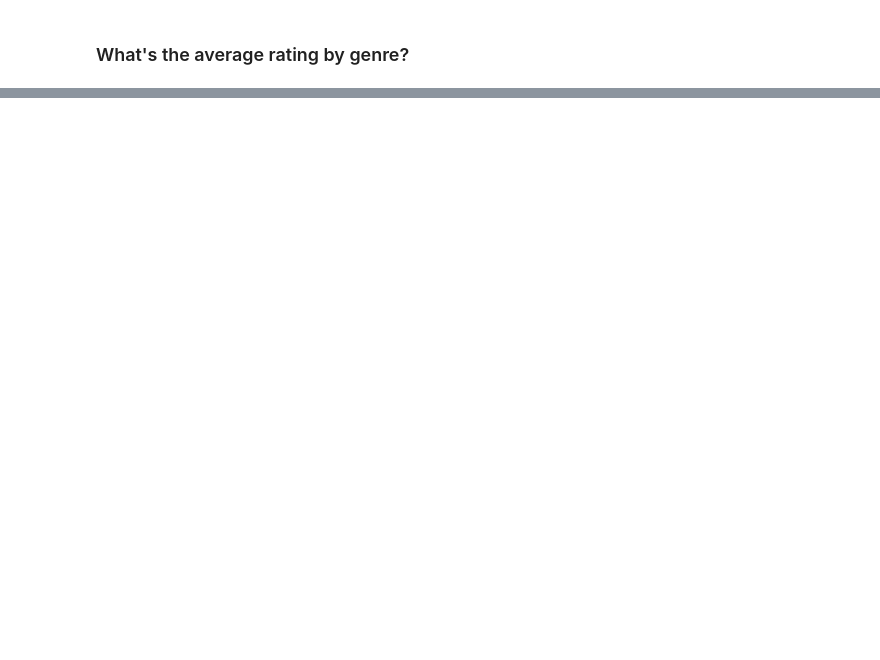
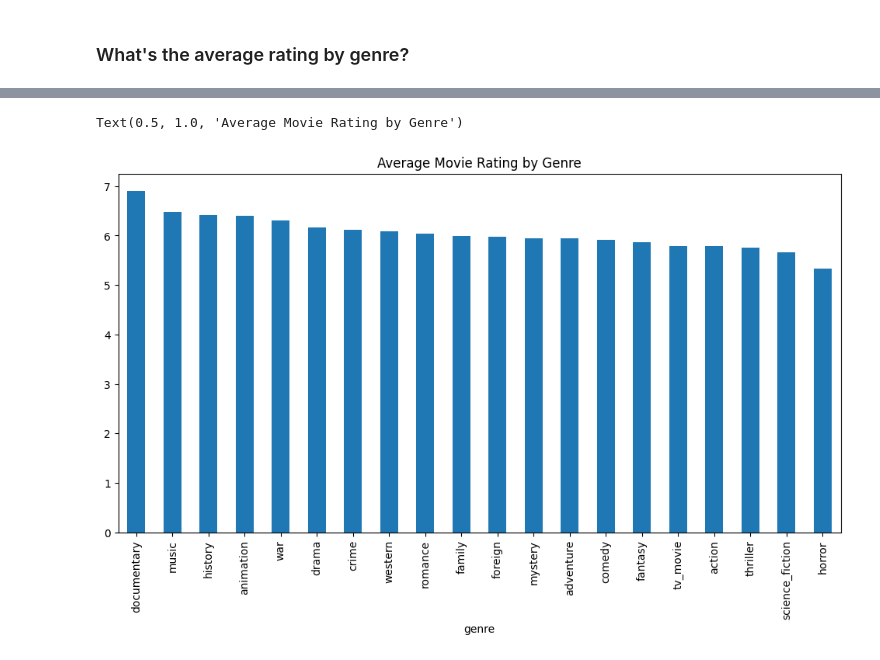
Before and after one commit to edfp19/udacity-pandas, a Jupyter notebook: Investigate_a_Dataset.ipynb, the cells around one changed output, grey strips where cells are left out. Saved outputs shown, nothing was run; the diff lists cells and outputs as text; code cells hidden in the pictures; blank space fills up the shorter version.

```diff
--- a/Investigate_a_Dataset.ipynb
+++ b/Investigate_a_Dataset.ipynb
@@ -229,0 +287,7 @@ memory usage: 5.1+ MB
+# %%
+df_genre_rating = df_long.groupby('genre')['vote_average'].mean().sort_values(ascending=False)
+df_genre_rating.plot(kind='bar', figsize=(12,6))
+plt.title('Average Movie Rating by Genre')
+# %% [output]
+Text(0.5, 1.0, 'Average Movie Rating by Genre')
+[figure, added]
```
Also changed, not shown: parts of 24 cells of this notebook, 1 other file.
